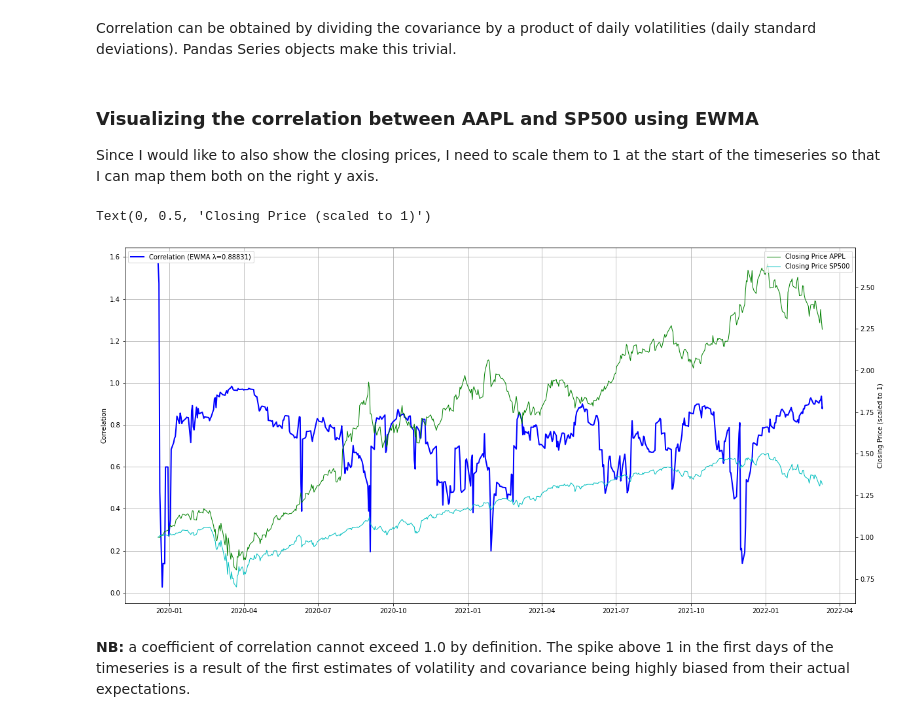
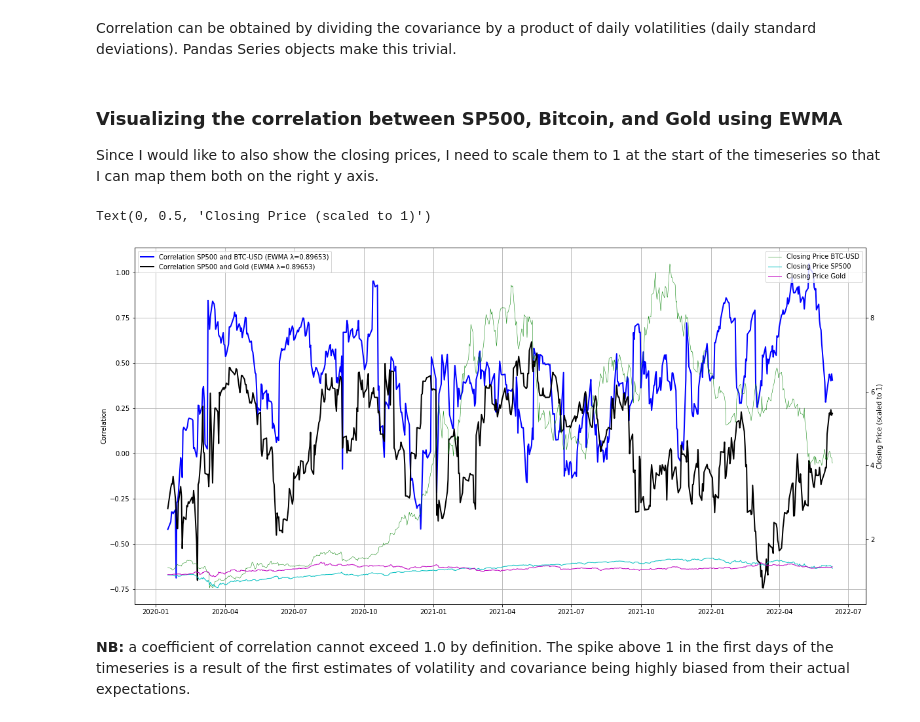
Before and after one commit to ilchen/RMaFI, a Jupyter notebook: ch11_variance_covariance.ipynb, the cells around one changed output. Drawn from its saved outputs; the diff is of its cells as text; code cells hidden in the pictures.

Commit message:
Added support for estiating correlations of assets with different trading days + visualisations for SP500, BTC, and Gold

```diff
--- a/ch11_variance_covariance.ipynb
+++ b/ch11_variance_covariance.ipynb
@@ -29,9 +32,15 @@ asset_prices_apple = asset_prices['AAPL']
 # %%
-# Searching for a λ that maximizes the likelihood of witnessing the percentage changes of both APPL and SP500
+# Searching for a λ that maximizes the likelihood of witnessing the percentage changes of both SP500, BTC and Gold
 combined_ewma = parameter_estimators.EWMAParameterEstimator(asset_prices)
 
 # Reusing it to track the volatilities of these two assets and their covariane
 sp500_vol_tracker = volatility_trackers.EWMAVolatilityTracker(combined_ewma.lamda, asset_prices_sp500)
-apple_vol_tracker = volatility_trackers.EWMAVolatilityTracker(combined_ewma.lamda, asset_prices_apple)
-covariance_tracker = covariance_trackers.EWMACovarianceTracker(combined_ewma.lamda, asset_prices)
+btc_vol_tracker = volatility_trackers.EWMAVolatilityTracker(combined_ewma.lamda, asset_prices_btc)
+gold_vol_tracker = volatility_trackers.EWMAVolatilityTracker(combined_ewma.lamda, asset_prices_gold)
+
+# Covariance between SP500 and BTC
+covariance_tracker_sp500_btc = covariance_trackers.EWMACovarianceTracker(combined_ewma.lamda, asset_prices[['^GSPC', 'BTC-USD']])
+
+# Covariance between SP500 and Gold
+covariance_tracker_sp500_gold = covariance_trackers.EWMACovarianceTracker(combined_ewma.lamda, asset_prices[['^GSPC', 'GC=F']])
 # %% [output]
@@ -46,3 +55,14 @@ correlations = covariances / (sp500_vols * apple_vols)
+# %%
+sp500_vols = sp500_vol_tracker.get_daily_volatilities()
+btc_vols = btc_vol_tracker.get_daily_volatilities()
+gold_vols = gold_vol_tracker.get_daily_volatilities()
+covariances_sp500_btc = covariance_tracker_sp500_btc.get_covariances()
+correlations_sp500_btc = covariances_sp500_btc / (sp500_vols * btc_vols)
+correlations_sp500_btc.dropna(inplace=True)
+
+covariances_sp500_gold = covariance_tracker_sp500_gold.get_covariances()
+correlations_sp500_gold = covariances_sp500_gold / (sp500_vols * gold_vols)
+correlations_sp500_gold.dropna(inplace=True)
 # %% [markdown]
-### Visualizing the correlation between AAPL and SP500 using EWMA
+### Visualizing the correlation between SP500, Bitcoin, and Gold using EWMA
 Since I would like to also show the closing prices, I need to scale them to 1 at the start of the timeseries so that I can map them both on the right y axis.
@@ -53,0 +69,4 @@ rescaled_asset_prices_apple = apple_vol_tracker.get_adj_close_prices() / scale2
+# %%
+rescaled_asset_prices_sp500 = sp500_vol_tracker.get_adj_close_prices_for_dates(covariance_tracker_sp500_btc.get_dates()) / asset_prices_sp500[0]
+rescaled_asset_prices_btc = btc_vol_tracker.get_adj_close_prices_for_dates(covariance_tracker_sp500_btc.get_dates()) / asset_prices_btc[0]
+rescaled_asset_prices_gold = gold_vol_tracker.get_adj_close_prices_for_dates(covariance_tracker_sp500_gold.get_dates()) / asset_prices_gold[0]
@@ -54,25 +77,28 @@ rescaled_asset_prices_apple = apple_vol_tracker.get_adj_close_prices() / scale2
 # %%
 import matplotlib.pyplot as plt
 import matplotlib.ticker as mtick
 
 left_lbl, right_lbl = 'Correlation', 'Closing Price'
 
-x = apple_vol_tracker.get_dates()
+x = covariance_tracker_sp500_btc.get_dates()[20:] # Skipping the first 20 datapoints
 fig = plt.figure(figsize=(20, 10))
 ax = fig.add_subplot(1, 1, 1)
-ax.plot(x, correlations,
-        label='Correlation (EWMA λ=%.5f)' % combined_ewma.lamda , linewidth=2, color='b')
+ax.plot(x, correlations_sp500_btc[20:],
+        label='Correlation SP500 and BTC-USD (EWMA λ=%.5f)' % combined_ewma.lamda , linewidth=2, color='b')
+ax.plot(x, correlations_sp500_gold[20:],
+        label='Correlation SP500 and Gold (EWMA λ=%.5f)' % combined_ewma.lamda , linewidth=2, color='k')
 
 ax2 = ax.twinx()  # instantiate a second axes that shares the same x-axis
-ax2.plot(x, rescaled_asset_prices_apple, label=right_lbl + ' APPL', linewidth=1, color='g')
-ax2.plot(x, rescaled_asset_prices_sp500, label=right_lbl + ' SP500', linewidth=1, color='c')
+ax2.plot(x, rescaled_asset_prices_btc[20:], label=right_lbl + ' BTC-USD', linewidth=.5, color='g')
+ax2.plot(x, rescaled_asset_prices_sp500[20:], label=right_lbl + ' SP500', linewidth=1, color='c')
+ax2.plot(x, rescaled_asset_prices_gold[20:], label=right_lbl + ' Gold', linewidth=1, color='m')
 ax.legend(loc='upper left')
 ax2.legend(loc='upper right')
 ax.grid(True)
 ax.set_ylabel(left_lbl)
 ax2.set_ylabel(right_lbl + ' (scaled to 1)')
 # %% [output]
 Text(0, 0.5, 'Closing Price (scaled to 1)')
-[figure, old version]
+[figure, new version]
 # %% [markdown]
 **NB:** a coefficient of correlation cannot exceed 1.0 by definition. The spike above 1 in the first days of the timeseries is a result of the first estimates of volatility and covariance being highly biased from their actual expectations.
```
Also changed, not shown: parts of 14 cells of this notebook, 3 other files.
